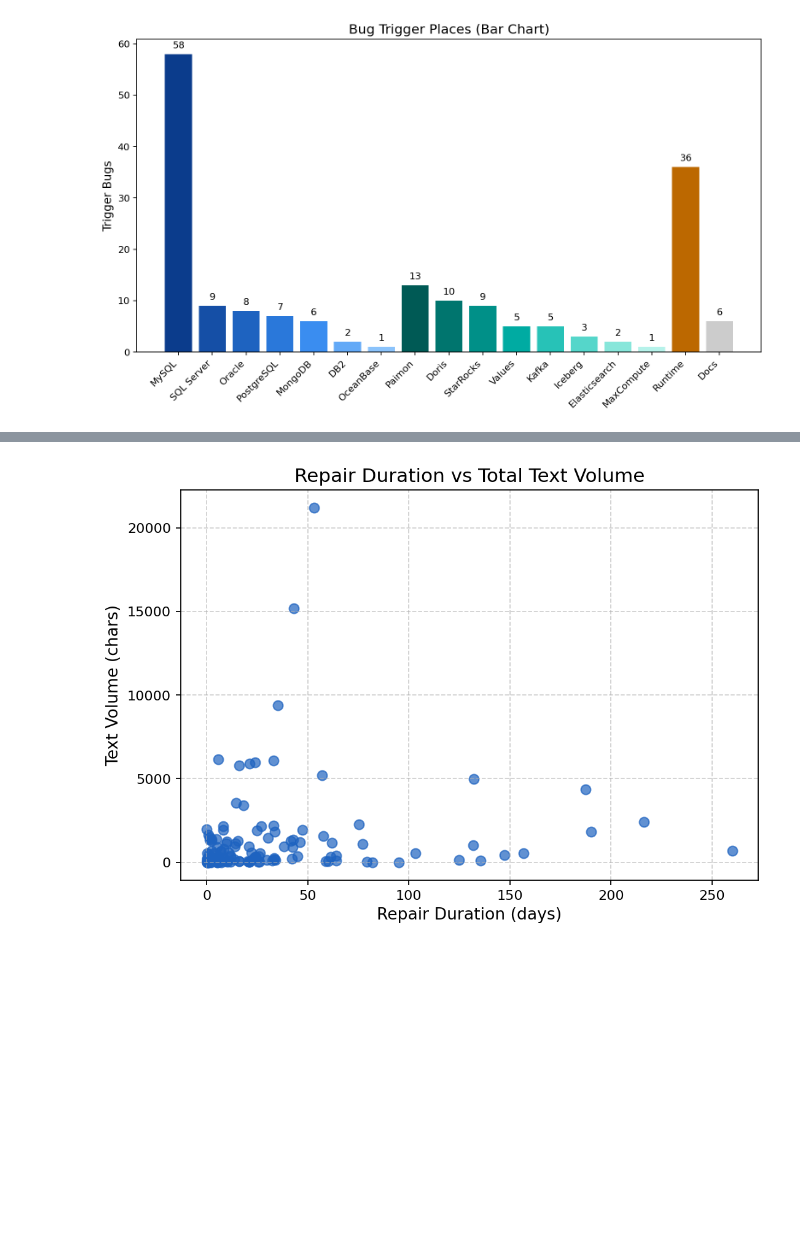
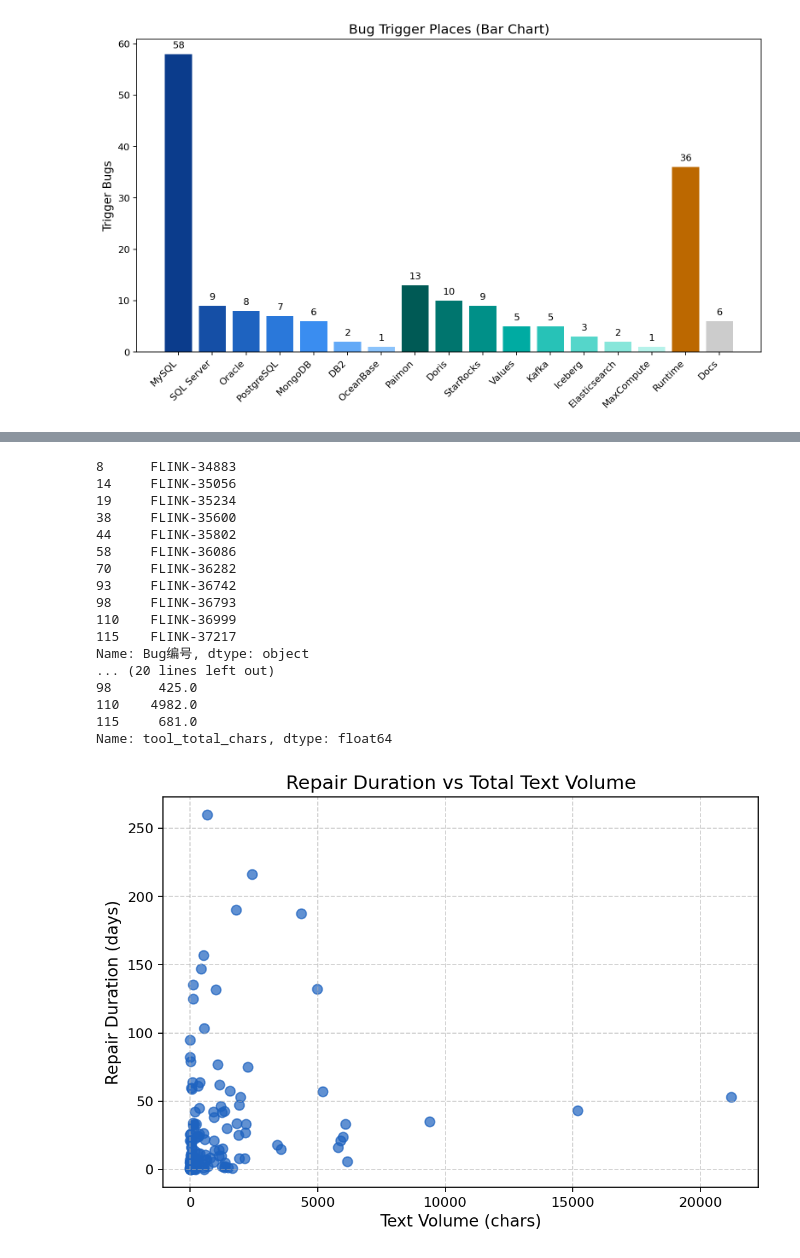
Before and after one commit to edwardzcn-decade/gh-easy-crawler, a Jupyter notebook: plot/scripts/plot_notebook.ipynb, the cells around one changed output, grey strips where cells are left out. Cells and saved outputs as stored; diff of their text form; code cells hidden in the pictures; blank space fills up the shorter version.

```diff
--- a/plot/scripts/plot_notebook.ipynb
+++ b/plot/scripts/plot_notebook.ipynb
@@ -588,35 +588,58 @@ Index: []
 # Fig 2
 df_2_copy["duration_total_days"] = df_2_copy["duration_total"].dt.total_seconds() / 86400.0
 # --- Plot ---
 fig2_1, ax2_1 = plt.subplots(figsize=(7, 5))
 
+df_2_spectial = df_2_copy[
+  (df_2_copy["duration_total_days"] > 100)
+]
+print(df_2_spectial["Bug编号"])
+print(df_2_spectial["duration_total_days"])
+print(df_2_spectial["tool_total_chars"])
 
 ## Linear regression
 # sns.regplot(
 #     data=df_2_copy,
 #     x="duration_total_days",
 #     y="tool_total_chars",
 #     scatter_kws={"alpha": 0.7, "s": SCATTERP_SIZE_DEFAULT},
 #     line_kws={"color": RED_COLOR_DEFAULT, "linewidth": 2.0},
 #     color=BLUE_COLOR_DEFAULT,
 #     ax=ax2_1
 # )
 ax2_1.scatter(
-    x=df_2_copy["duration_total_days"],
-    y=df_2_copy["tool_total_chars"],
+    x=df_2_copy["tool_total_chars"],
+    y=df_2_copy["duration_total_days"],
     s=SCATTERP_SIZE_DEFAULT,
     alpha=0.7,
     color=BLUE_COLOR_DEFAULT,
 )
 
 ## Just scat
 
 ax2_1.set_title("Repair Duration vs Total Text Volume", fontsize=14)
-ax2_1.set_xlabel("Repair Duration (days)")
-ax2_1.set_ylabel("Text Volume (chars)")
+ax2_1.set_xlabel("Text Volume (chars)")
+ax2_1.set_ylabel("Repair Duration (days)")
 ax2_1.grid(True, linestyle="--", alpha=0.6)
 
 plt.tight_layout()
 plt.show()
 # %% [output]
+8      FLINK-34883
+14     FLINK-35056
+19     FLINK-35234
+38     FLINK-35600
+44     FLINK-35802
+58     FLINK-36086
+70     FLINK-36282
+93     FLINK-36742
+98     FLINK-36793
+110    FLINK-36999
+115    FLINK-37217
+Name: Bug编号, dtype: object
+... (20 lines left out)
+98      425.0
+110    4982.0
+115     681.0
+Name: tool_total_chars, dtype: float64
-[figure, old version]
+[figure, new version]
```
Also changed, not shown: parts of 4 cells of this notebook, 1 other file.
